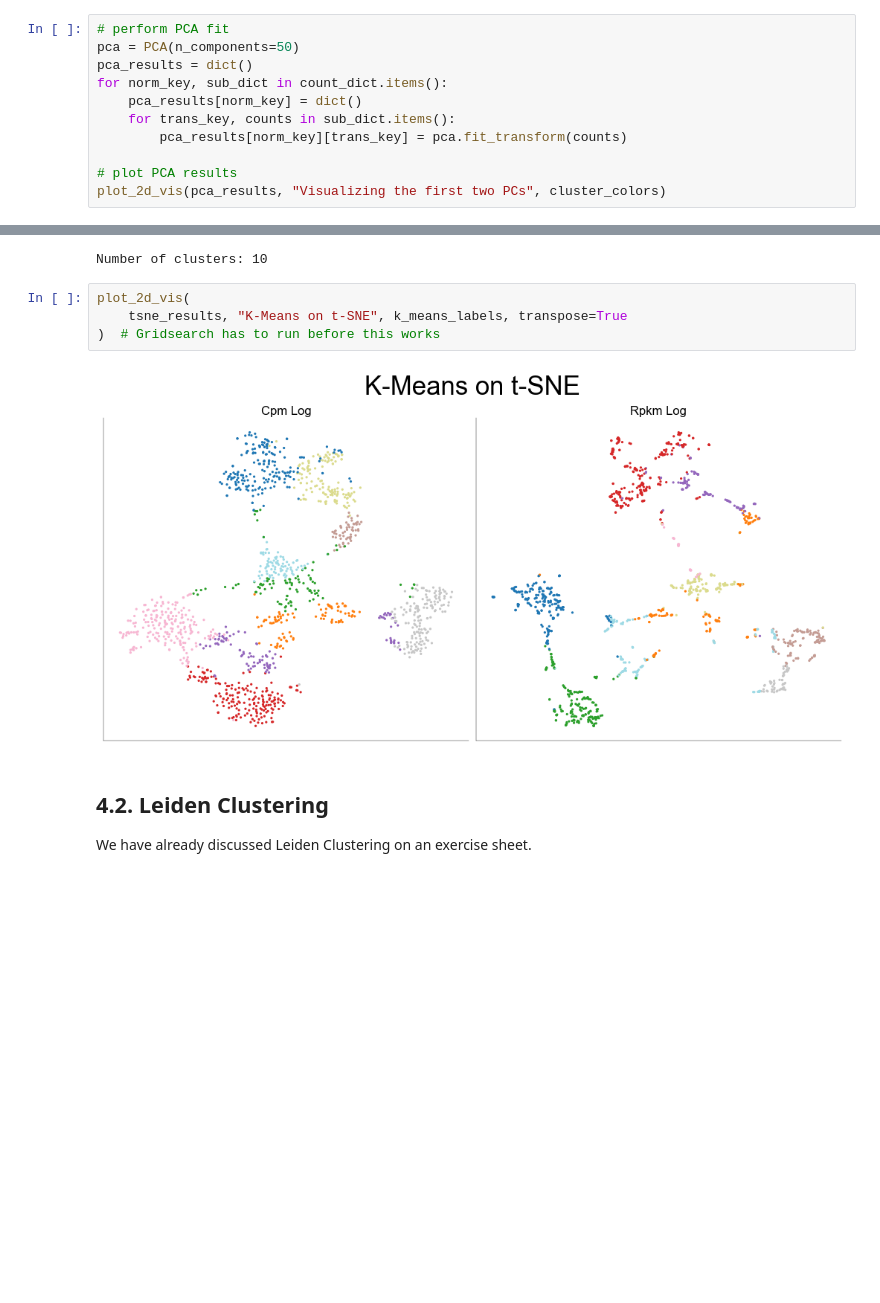
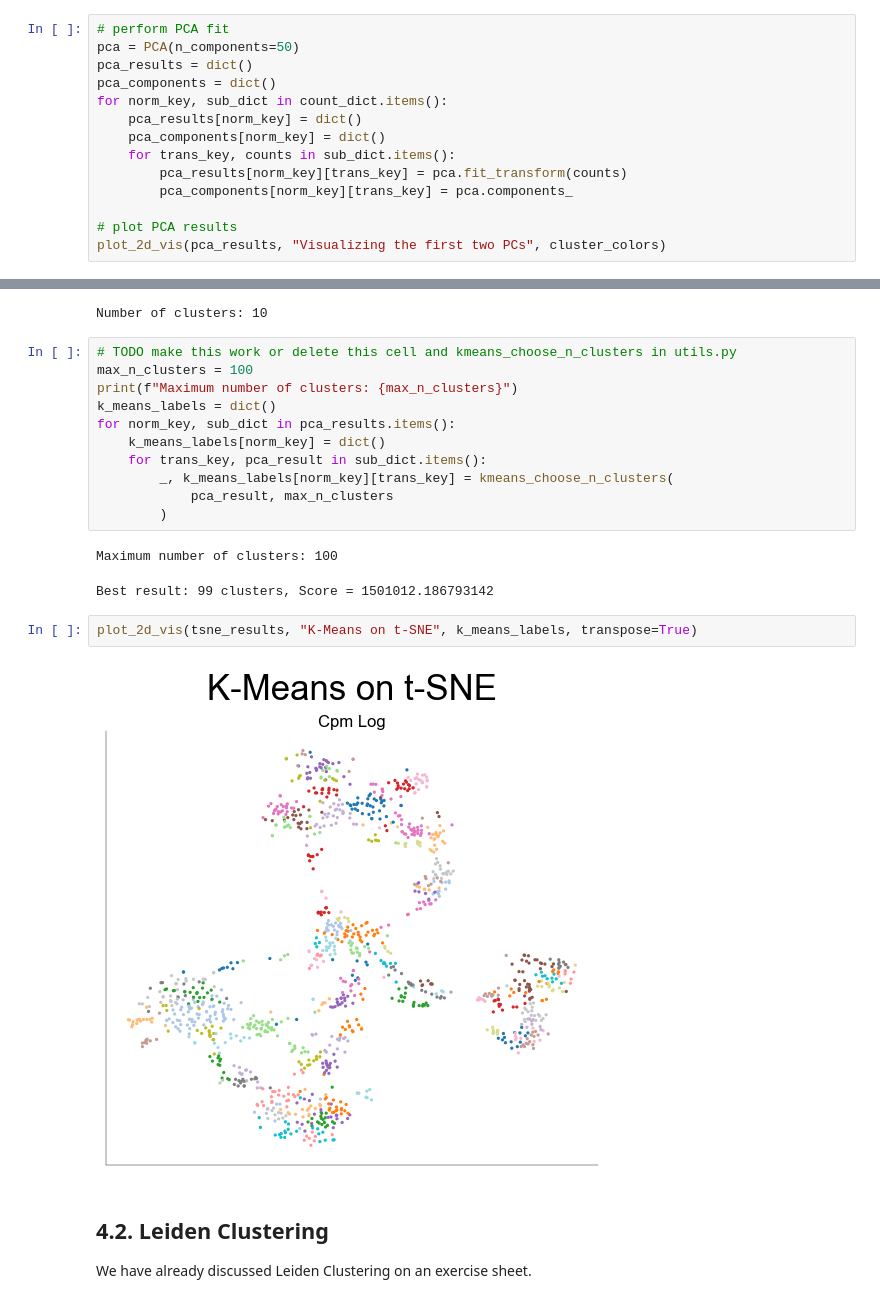
Before and after one commit to H-Kugler/neural-data-science, a Jupyter notebook: final_project/practical03_hand_in.ipynb, the cells around one changed output, grey strips where cells are left out. Saved outputs shown, nothing was run; the diff lists cells and outputs as text; blank space fills up the shorter version.

```diff
--- a/final_project/practical03_hand_in.ipynb
+++ b/final_project/practical03_hand_in.ipynb
@@ -556,10 +559,13 @@ count_dict = {
 # perform PCA fit
 pca = PCA(n_components=50)
 pca_results = dict()
+pca_components = dict()
 for norm_key, sub_dict in count_dict.items():
     pca_results[norm_key] = dict()
+    pca_components[norm_key] = dict()
     for trans_key, counts in sub_dict.items():
         pca_results[norm_key][trans_key] = pca.fit_transform(counts)
+        pca_components[norm_key][trans_key] = pca.components_
 
 # plot PCA results
 plot_2d_vis(pca_results, "Visualizing the first two PCs", cluster_colors)
@@ -984,12 +992,24 @@ for norm_key, sub_dict in pca_results.items():
         k_means_labels[norm_key][trans_key] = kmeans.fit_predict(pca_result)
 # %% [output]
 Number of clusters: 10
+# %%
+# TODO make this work or delete this cell and kmeans_choose_n_clusters in utils.py
+max_n_clusters = 100
+print(f"Maximum number of clusters: {max_n_clusters}")
+k_means_labels = dict()
+for norm_key, sub_dict in pca_results.items():
+    k_means_labels[norm_key] = dict()
+    for trans_key, pca_result in sub_dict.items():
+        _, k_means_labels[norm_key][trans_key] = kmeans_choose_n_clusters(
+            pca_result, max_n_clusters
+        )
+# %% [output]
+Maximum number of clusters: 100
+Best result: 99 clusters, Score = 1501012.186793142
 # %%
-plot_2d_vis(
-    tsne_results, "K-Means on t-SNE", k_means_labels, transpose=True
-)  # Gridsearch has to run before this works
+plot_2d_vis(tsne_results, "K-Means on t-SNE", k_means_labels, transpose=True)
 # %% [output]
-[figure, old version]
+[figure, new version]
 # %% [markdown]
 ## 4.2. Leiden Clustering
 
```
Also changed, not shown: parts of 18 cells of this notebook, 1 other file.
